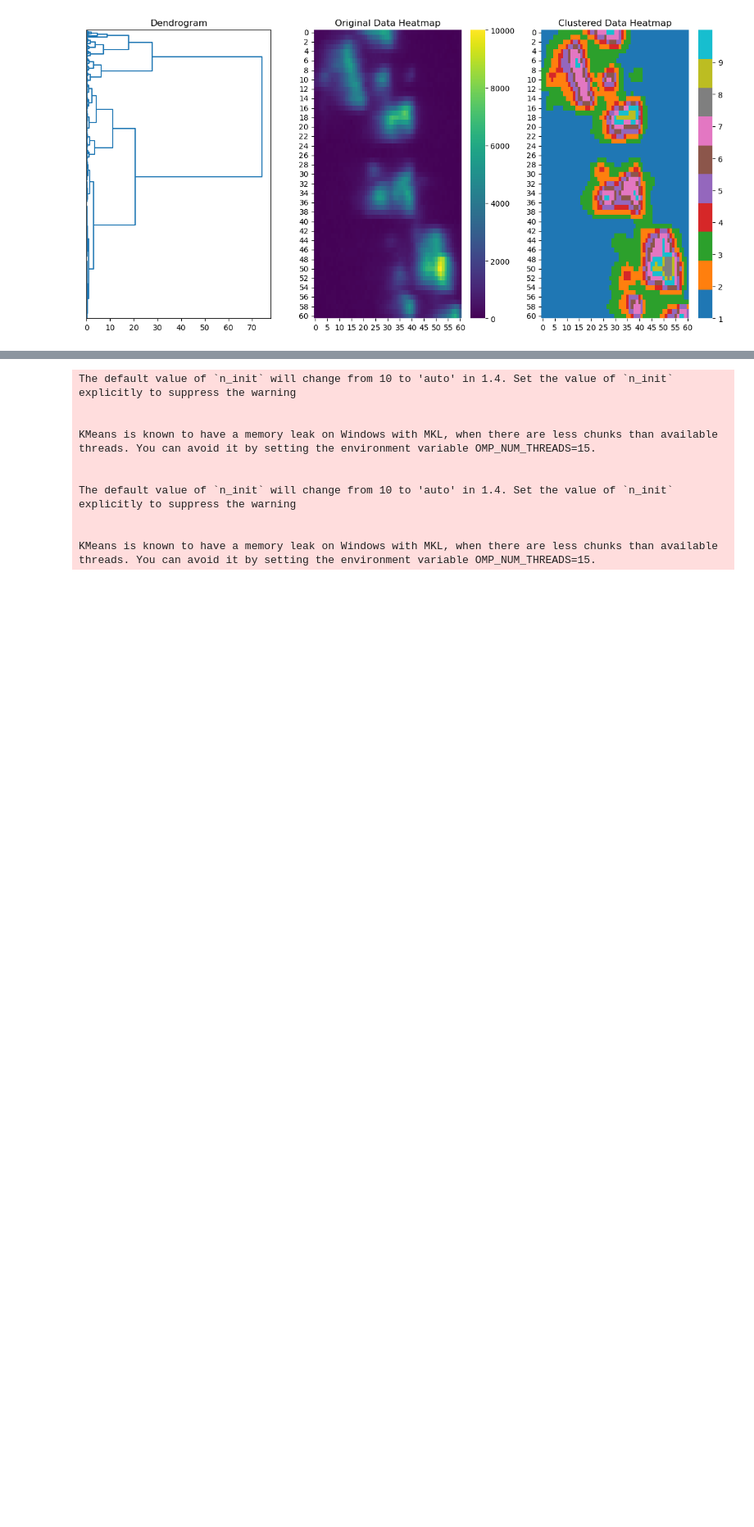
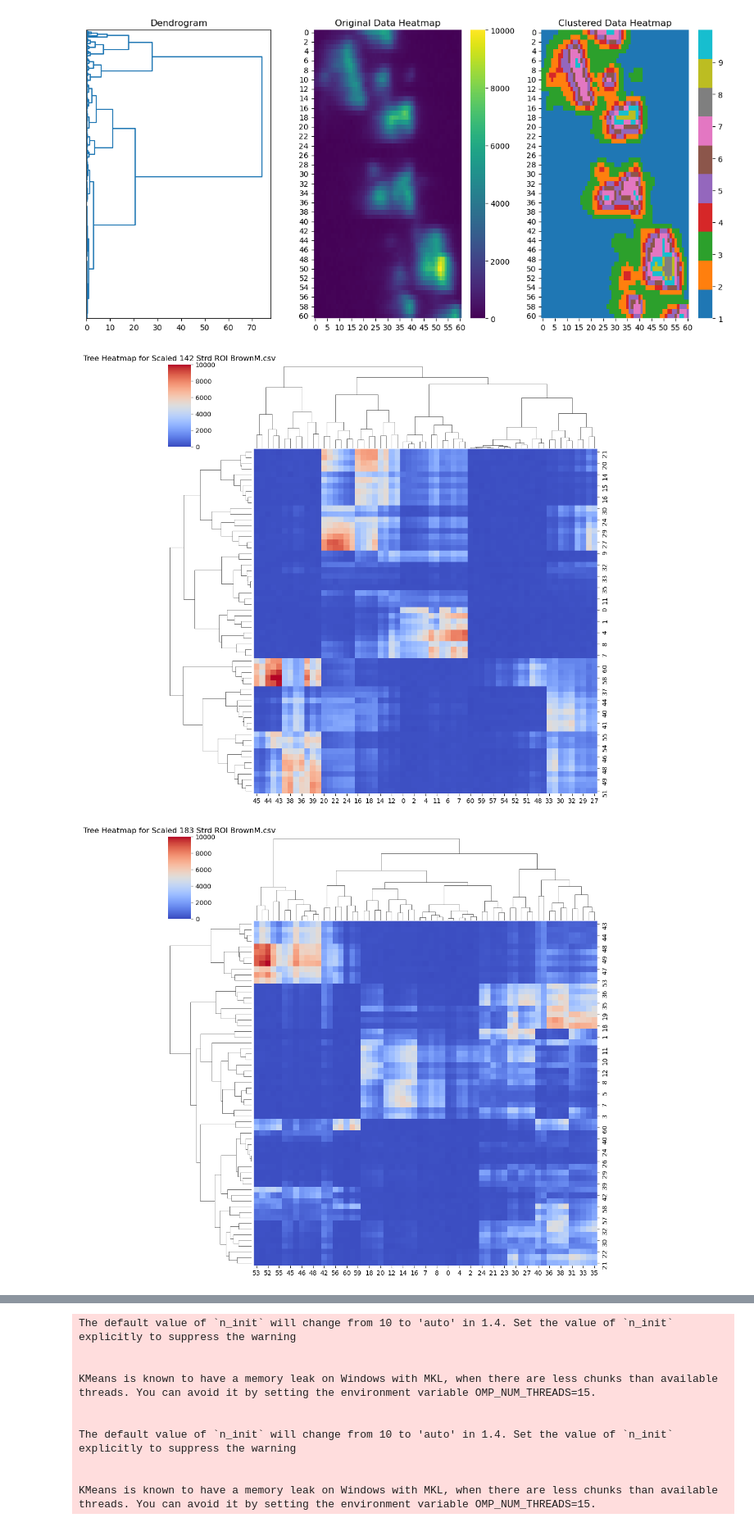
Before and after one commit to 0tt00t/Hello-Kukreja, a Jupyter notebook: scaled.ipynb, the cells around one changed output, grey strips where cells are left out. Shown at 82% size. Drawn from its saved outputs; the diff is of its cells as text; code cells hidden in the pictures; blank space fills up the shorter version.

```diff
--- a/scaled.ipynb
+++ b/scaled.ipynb
@@ -205,3 +205,21 @@ plt.show()
 # %% [output]
 [figure]
 [figure]
+# %%
+import pandas as pd
+import seaborn as sns
+import matplotlib.pyplot as plt
+
+data1 = pd.read_csv('Scaled 142 Strd ROI BrownM.csv', header=None)
+data2 = pd.read_csv('Scaled 183 Strd ROI BrownM.csv', header=None)
+
+def plot_tree_heatmap(data, title):
+    sns.clustermap(data, cmap='coolwarm', figsize=(10, 10), method='average')
+    plt.title(title)
+    plt.show()
+
+plot_tree_heatmap(data1, 'Tree Heatmap for Scaled 142 Strd ROI BrownM.csv')
+plot_tree_heatmap(data2, 'Tree Heatmap for Scaled 183 Strd ROI BrownM.csv')
+# %% [output]
+[figure, added]
+[figure, added]
```
Also changed, not shown: parts of 1 cell of this notebook, 1 other file.
